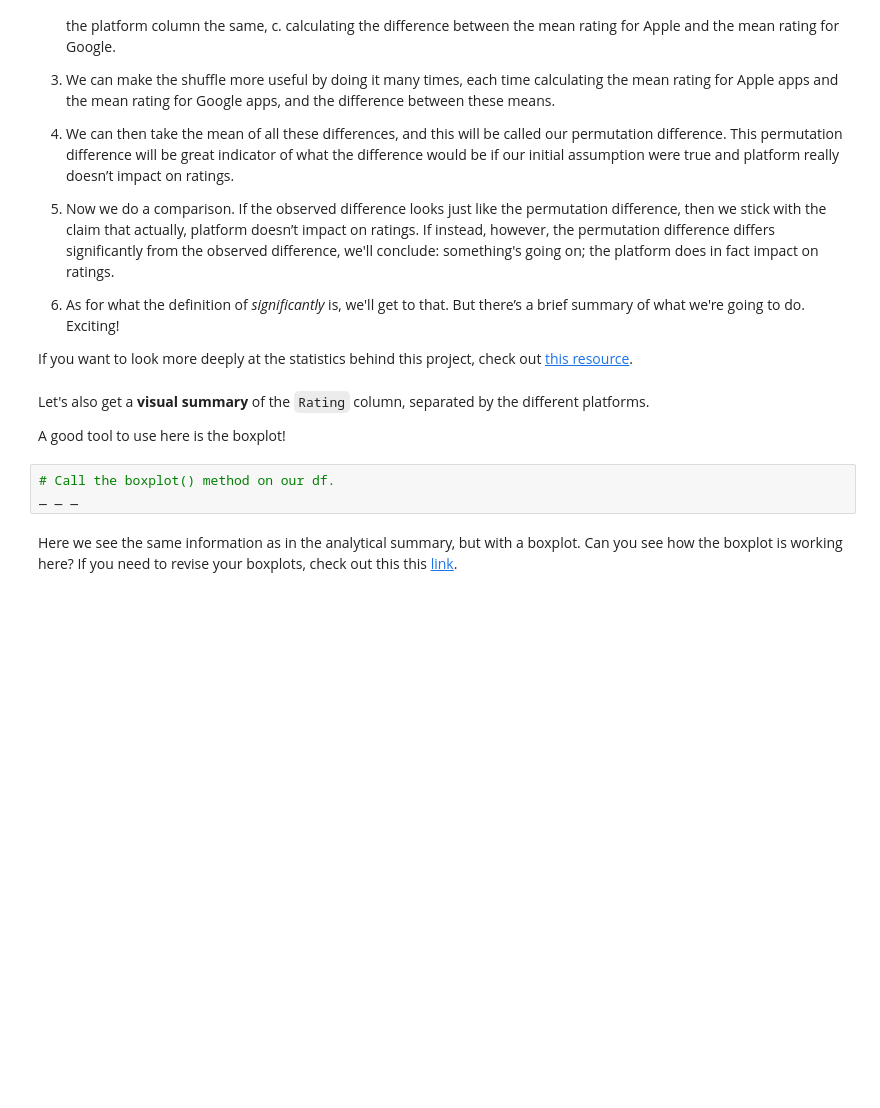
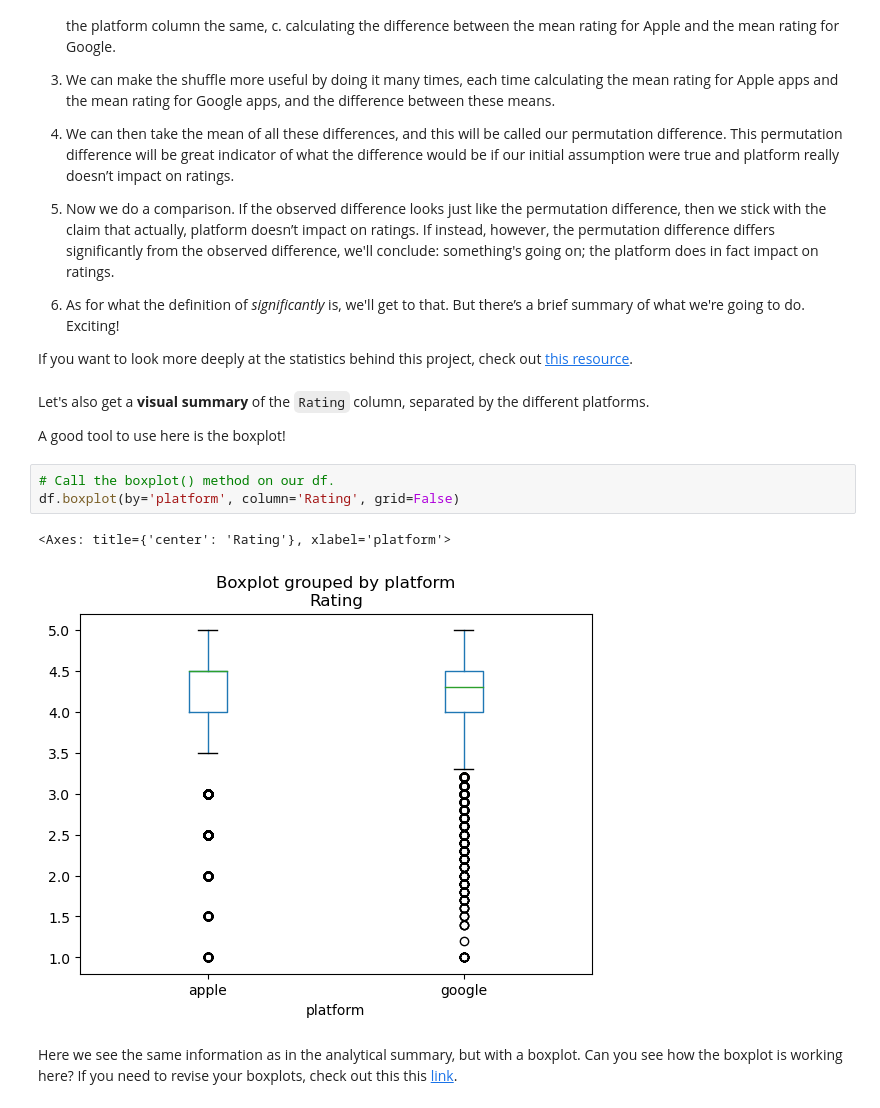
Before and after one commit to JustJin28/Apps-Project, a Jupyter notebook: Springboard Apps project - Tier 3 - Complete.ipynb, the cells around one changed output. Drawn from its saved outputs; the diff is of its cells as text; blank space fills up the shorter version.

```diff
--- a/Springboard Apps project - Tier 3 - Complete.ipynb
+++ b/Springboard Apps project - Tier 3 - Complete.ipynb
@@ -416,7 +416,10 @@ Let's also get a **visual summary** of the `Rating` column, separated by the dif
 A good tool to use here is the boxplot!
 # %%
 # Call the boxplot() method on our df.
-_ _ _
+df.boxplot(by='platform', column='Rating', grid=False)
+# %% [output]
+<Axes: title={'center': 'Rating'}, xlabel='platform'>
+[figure, added]
 # %% [markdown]
 Here we see the same information as in the analytical summary, but with a boxplot. Can you see how the boxplot is working here? If you need to revise your boxplots, check out this this [link](https://www.kaggle.com/ramamet4/app-store-apple-data-set-10k-apps).
 # %% [markdown]
```
Also changed, not shown: parts of 14 cells of this notebook.
